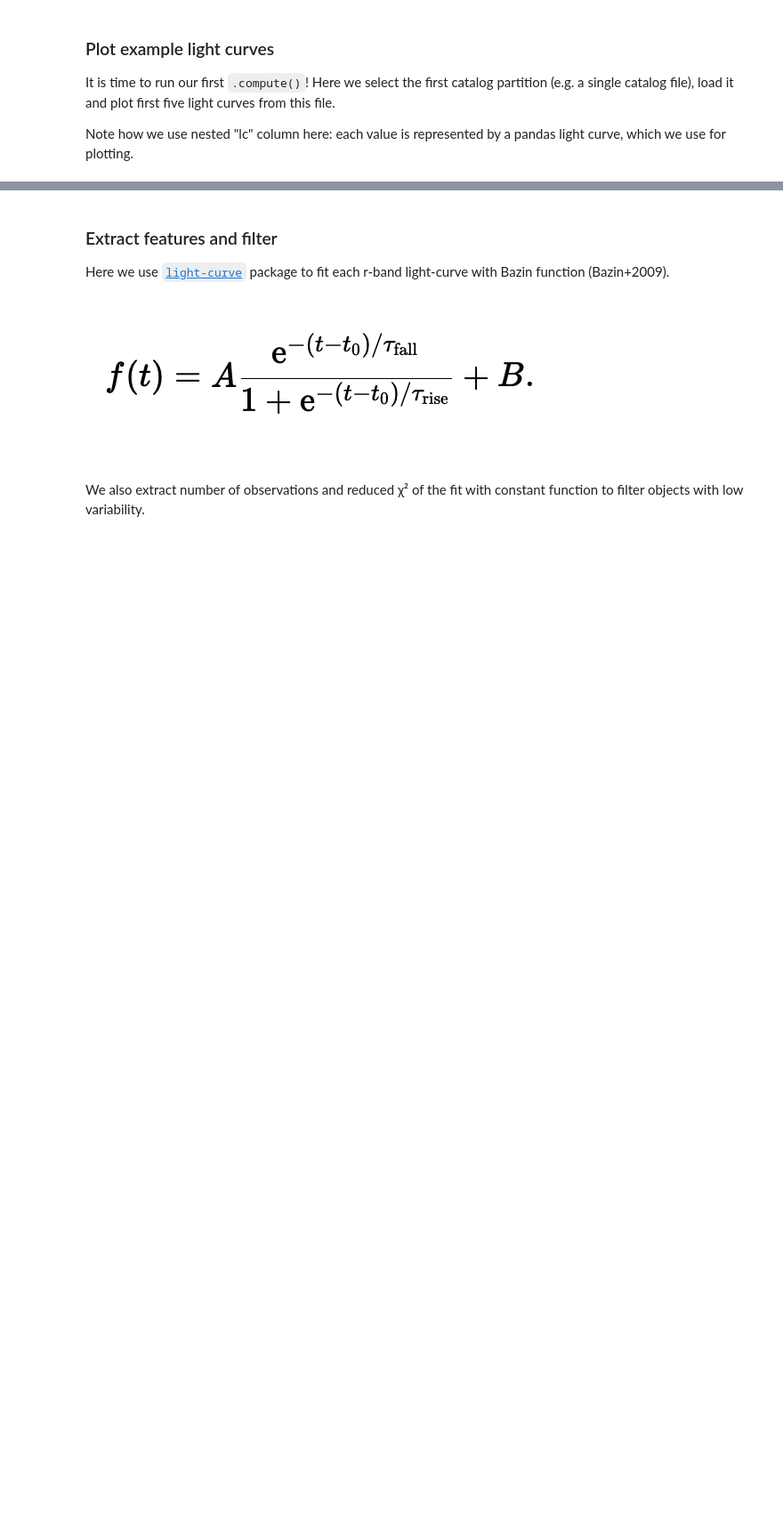
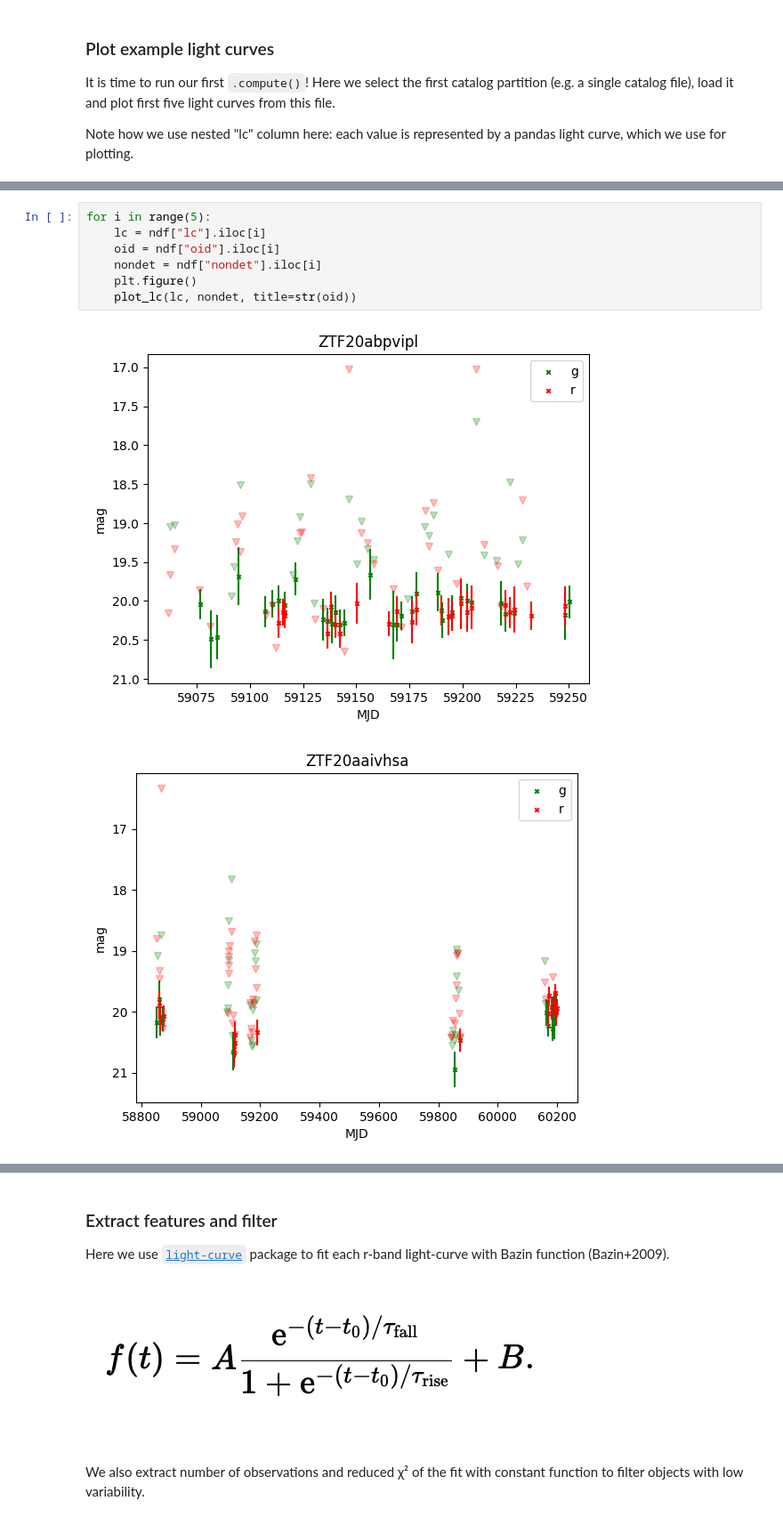
Before and after one commit to hombit/catalyst-dsfp-hack-day-2024, a Jupyter notebook: ztf-alerts-sne.ipynb, the cells around one changed output, grey strips where cells are left out. Shown at 89% size. Drawn from its saved outputs; the diff is of its cells as text; blank space fills up the shorter version.

```diff
--- a/ztf-alerts-sne.ipynb
+++ b/ztf-alerts-sne.ipynb
@@ -162,0 +178,10 @@ Worker: 0
+# %%
+for i in range(5):
+    lc = ndf["lc"].iloc[i]
+    oid = ndf["oid"].iloc[i]
+    nondet = ndf["nondet"].iloc[i]
+    plt.figure()
+    plot_lc(lc, nondet, title=str(oid))
+# %% [output]
+[figure, added]
+[figure, added]
```
Also changed, not shown: parts of 8 cells of this notebook.
